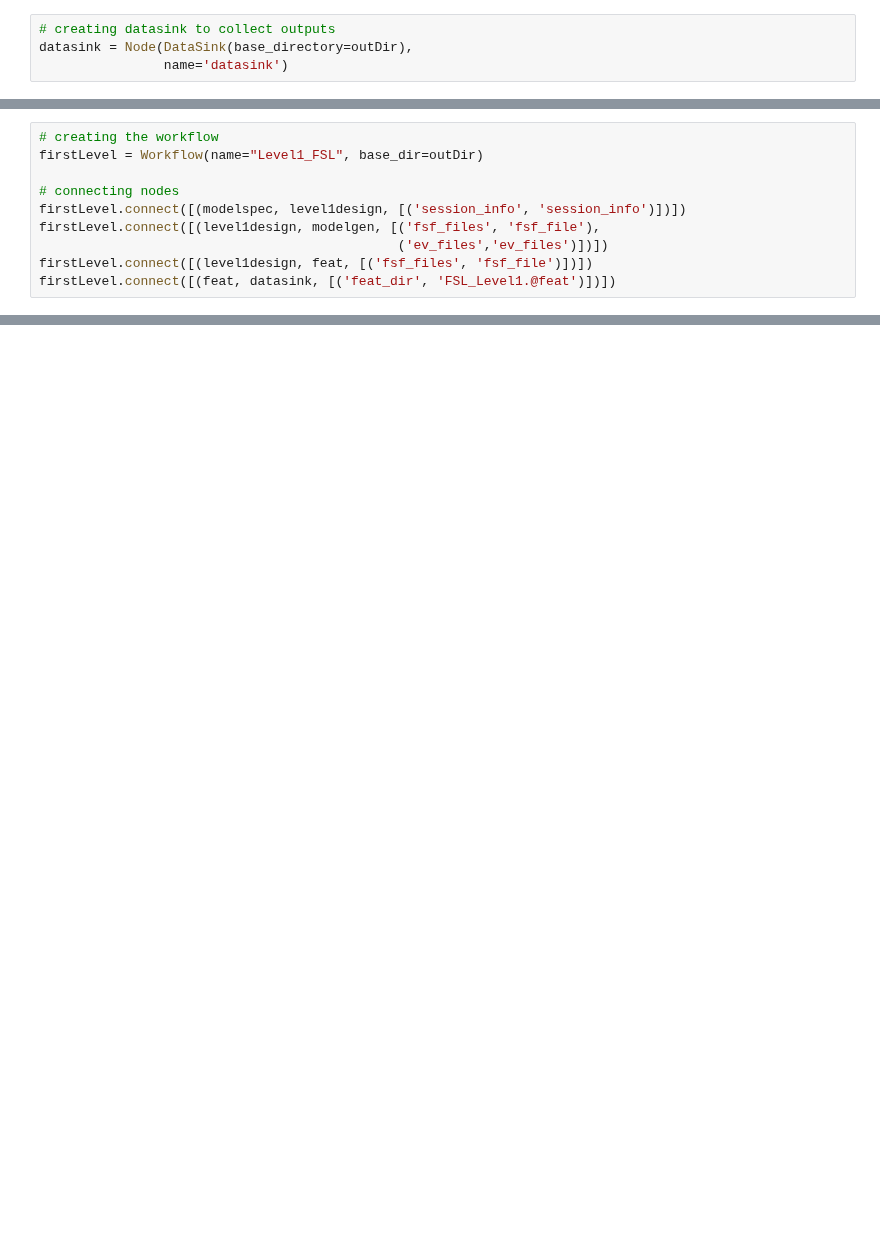
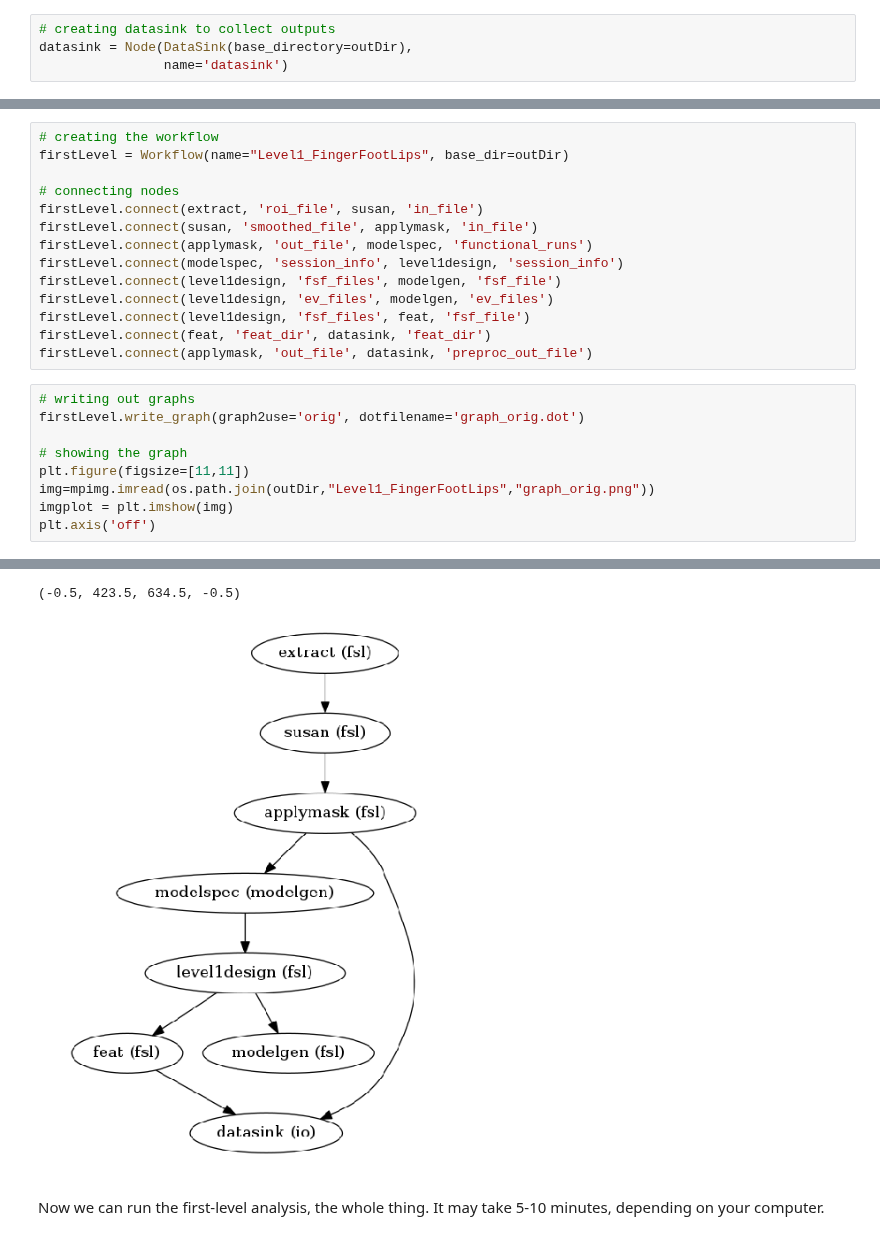
Before and after one commit to sathayas/JupyterfMRIFall2019, a Jupyter notebook: Level1.ipynb, the cells around one changed output, grey strips where cells are left out. Drawn from its saved outputs; the diff is of its cells as text; blank space fills up the shorter version.

Commit message:
Finished until running of the first-level analysis

```diff
--- a/Level1.ipynb
+++ b/Level1.ipynb
@@ -189,10 +301,24 @@ datasink = Node(DataSink(base_directory=outDir),
 # %%
 # creating the workflow
-firstLevel = Workflow(name="Level1_FSL", base_dir=outDir)
+firstLevel = Workflow(name="Level1_FingerFootLips", base_dir=outDir)
 
 # connecting nodes
-firstLevel.connect([(modelspec, level1design, [('session_info', 'session_info')])])
-firstLevel.connect([(level1design, modelgen, [('fsf_files', 'fsf_file'),
-                                              ('ev_files','ev_files')])])
-firstLevel.connect([(level1design, feat, [('fsf_files', 'fsf_file')])])
-firstLevel.connect([(feat, datasink, [('feat_dir', 'FSL_Level1.@feat')])])
+firstLevel.connect(extract, 'roi_file', susan, 'in_file')
+firstLevel.connect(susan, 'smoothed_file', applymask, 'in_file')
+firstLevel.connect(applymask, 'out_file', modelspec, 'functional_runs')
+firstLevel.connect(modelspec, 'session_info', level1design, 'session_info')
+firstLevel.connect(level1design, 'fsf_files', modelgen, 'fsf_file')
+firstLevel.connect(level1design, 'ev_files', modelgen, 'ev_files')
+firstLevel.connect(level1design, 'fsf_files', feat, 'fsf_file')
+firstLevel.connect(feat, 'feat_dir', datasink, 'feat_dir')
+firstLevel.connect(applymask, 'out_file', datasink, 'preproc_out_file')
+# %%
+# writing out graphs
+firstLevel.write_graph(graph2use='orig', dotfilename='graph_orig.dot')
+
+# showing the graph
+plt.figure(figsize=[11,11])
+img=mpimg.imread(os.path.join(outDir,"Level1_FingerFootLips","graph_orig.png"))
+imgplot = plt.imshow(img)
+plt.axis('off')
+# %% [output]
@@ -199,3 +327,7 @@ firstLevel.connect([(feat, datasink, [('feat_dir', 'FSL_Level1.@feat')])])
+(-0.5, 423.5, 634.5, -0.5)
+[figure, added]
+# %% [markdown]
+Now we can run the first-level analysis, the whole thing. It may take 5-10 minutes, depending on your computer.
 # %%
 # running the workflow
 firstLevel.run()
```
Also changed, not shown: parts of 70 cells of this notebook.
